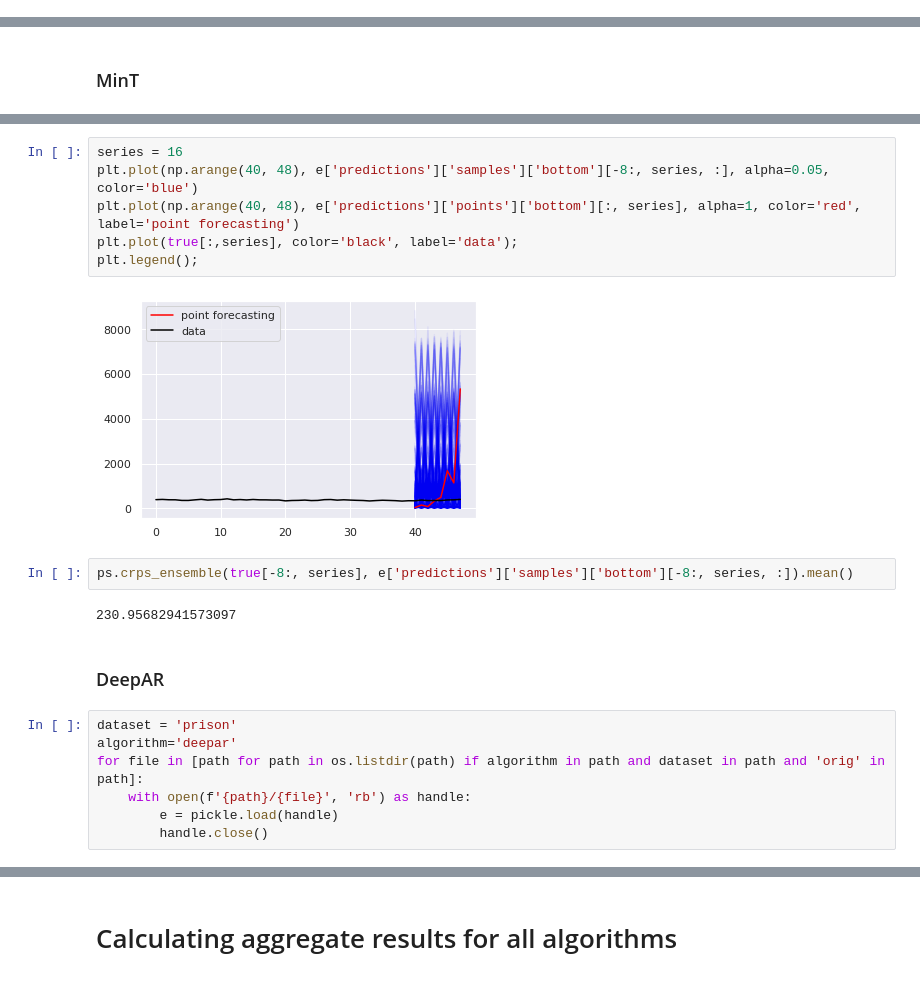
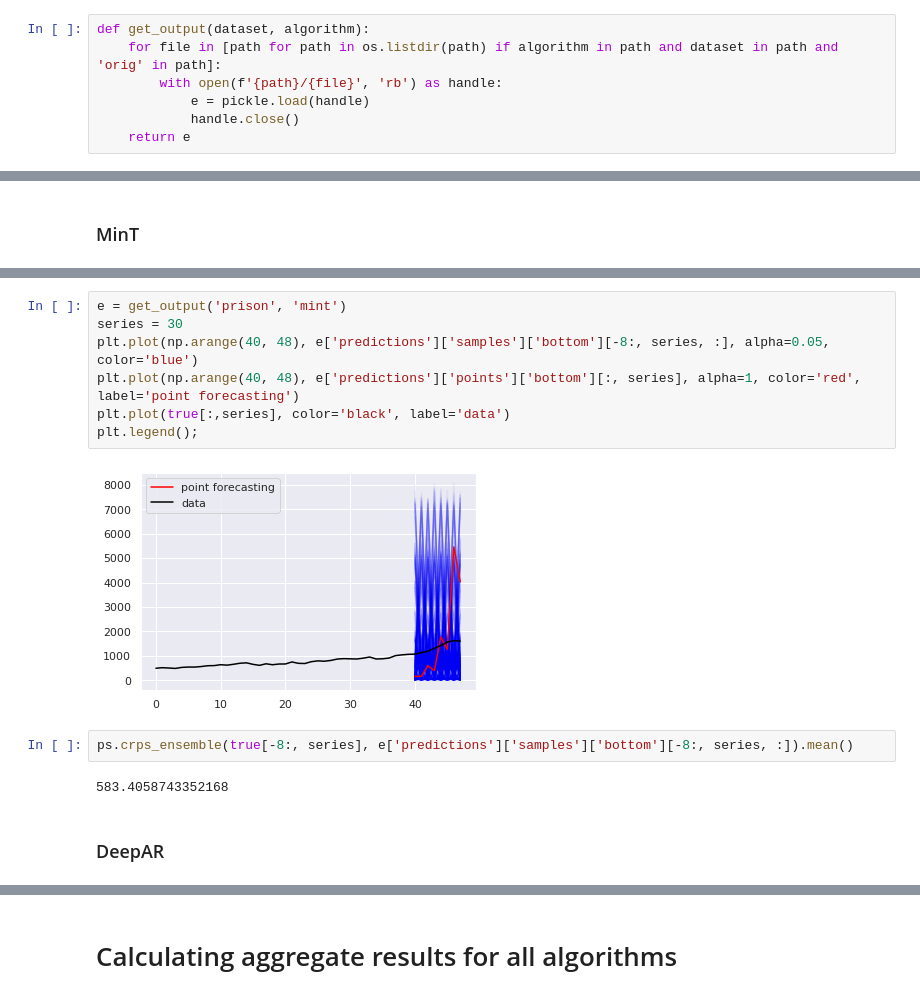
Before and after one commit to luisroque/run_models_distributed, a Jupyter notebook: notebooks/Results_comparing_all_algorithms_paper1_probabilistic.ipynb, the cells around one changed output, grey strips where cells are left out. Saved outputs shown, nothing was run; the diff lists cells and outputs as text.

```diff
--- a/notebooks/Results_comparing_all_algorithms_paper1_probabilistic.ipynb
+++ b/notebooks/Results_comparing_all_algorithms_paper1_probabilistic.ipynb
@@ -108,0 +131,7 @@ def compute_aggregated_results_df(results_dict):
+# %%
+def get_output(dataset, algorithm):
+    for file in [path for path in os.listdir(path) if algorithm in path and dataset in path and 'orig' in path]:
+        with open(f'{path}/{file}', 'rb') as handle:
+            e = pickle.load(handle)
+            handle.close()
+    return e
@@ -145,21 +214,15 @@ for file in [path for path in os.listdir(path) if algorithm in path and dataset
 # %%
-series = 16
+e = get_output('prison', 'mint')
+series = 30
 plt.plot(np.arange(40, 48), e['predictions']['samples']['bottom'][-8:, series, :], alpha=0.05, color='blue')
 plt.plot(np.arange(40, 48), e['predictions']['points']['bottom'][:, series], alpha=1, color='red', label='point forecasting')
-plt.plot(true[:,series], color='black', label='data');
+plt.plot(true[:,series], color='black', label='data')
 plt.legend();
 # %% [output]
-[figure, old version]
+[figure, new version]
 # %%
 ps.crps_ensemble(true[-8:, series], e['predictions']['samples']['bottom'][-8:, series, :]).mean()
 # %% [output]
-230.95682941573097
+583.4058743352168
 # %% [markdown]
 ### DeepAR
-# %%
-dataset = 'prison'
-algorithm='deepar'
-for file in [path for path in os.listdir(path) if algorithm in path and dataset in path and 'orig' in path]:
-    with open(f'{path}/{file}', 'rb') as handle:
-        e = pickle.load(handle)
-        handle.close()
```
Also changed, not shown: parts of 18 cells of this notebook, 1 other file.
